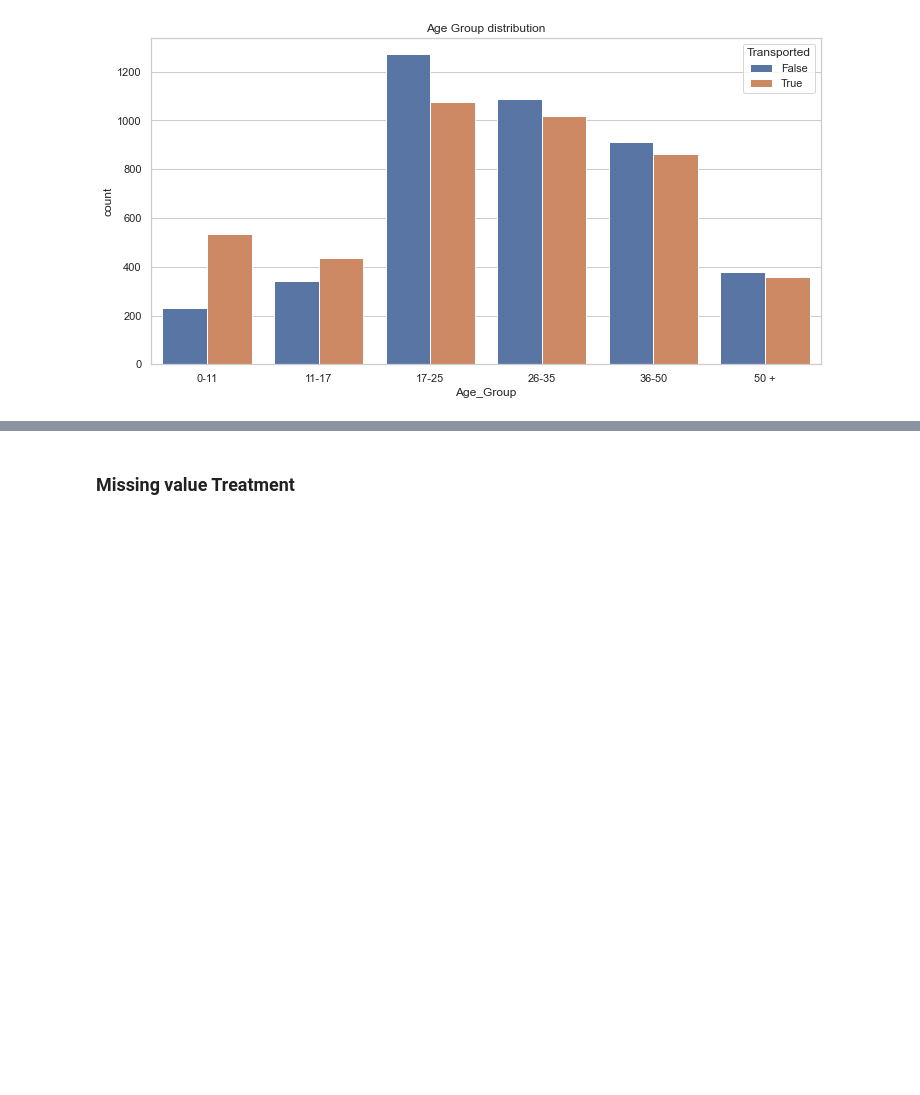
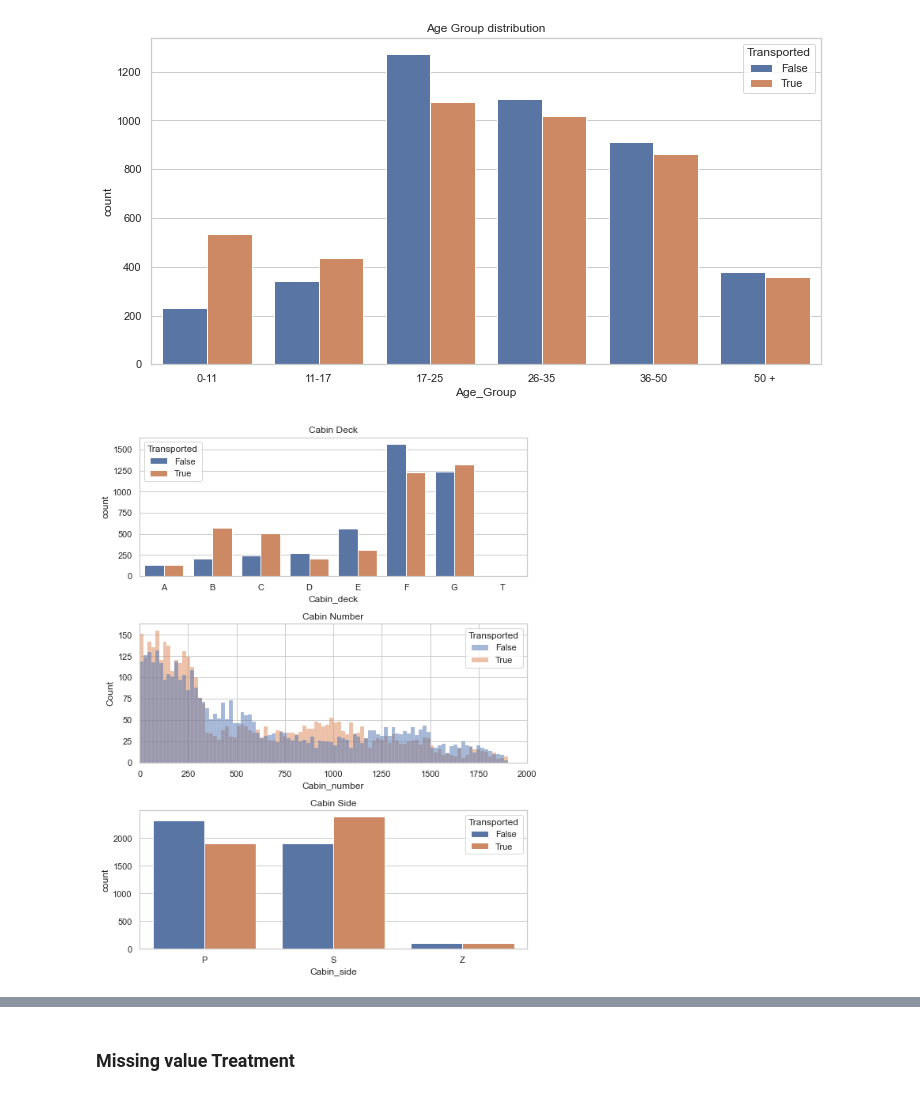
Before and after one commit to BharadwajPeringara/Spaceship_Titanic, a Jupyter notebook: spaceship.ipynb, the cells around one changed output, grey strips where cells are left out. Cells and saved outputs as stored; diff of their text form; code cells hidden in the pictures; blank space fills up the shorter version.

```diff
--- a/spaceship.ipynb
+++ b/spaceship.ipynb
@@ -233,3 +233,35 @@ plt.title('Age Group distribution')
 # %% [output]
 Text(0.5, 1.0, 'Age Group distribution')
 [figure]
+# %%
+# Filling empty cabin columns and splitting them into three they are deck/number/side
+train_df['Cabin'].fillna('Z/9999/Z', inplace=True)
+
+train_df['Cabin_deck'] = train_df['Cabin'].apply(lambda x : x.split('/')[0])
+train_df['Cabin_number'] = train_df['Cabin'].apply(lambda x : x.split('/')[1]).astype(int)
+train_df['Cabin_side'] = train_df['Cabin'].apply(lambda x : x.split('/')[2])
+
+train_df.loc[train_df['Cabin_deck'] == 'Z', 'Cabin_deck'] == np.nan
+train_df.loc[train_df['Cabin_number'] == 9999, 'Cabin_number'] == np.nan
+train_df.loc[train_df['Cabin_side'] == 'Z', 'Cabin_side'] == np.nan
+
+train_df.drop('Cabin', axis = 1, inplace =True)
+
+# Plotting the splitted cabin
+graph, ax = plt.figure(figsize=(8,10))  # Cabin deck graph
+plt.subplot(3,1,1)
+sns.countplot(data = train_df, x = 'Cabin_deck', hue = 'Transported', order = ['A','B','C','D','E','F','G','T'])
+plt.title('Cabin Deck')
+
+plt.subplot(3,1,2)  # Cabin number graph
+sns.histplot(data = train_df, x = 'Cabin_number', hue = 'Transported', binwidth = 20, ax = ax)
+ax.set_xlim(1,2000)
+plt.title('Cabin Number')
+plt.xlim([0,2000])
+
+plt.subplot(3,1,3)  # Cabin side graph
+sns.countplot(data = train_df, x = 'Cabin_side', hue ='Transported')
+plt.title('Cabin Side')
+graph.tight_layout()
+# %% [output]
+[figure, added]
```
Also changed, not shown: parts of 8 cells of this notebook.
